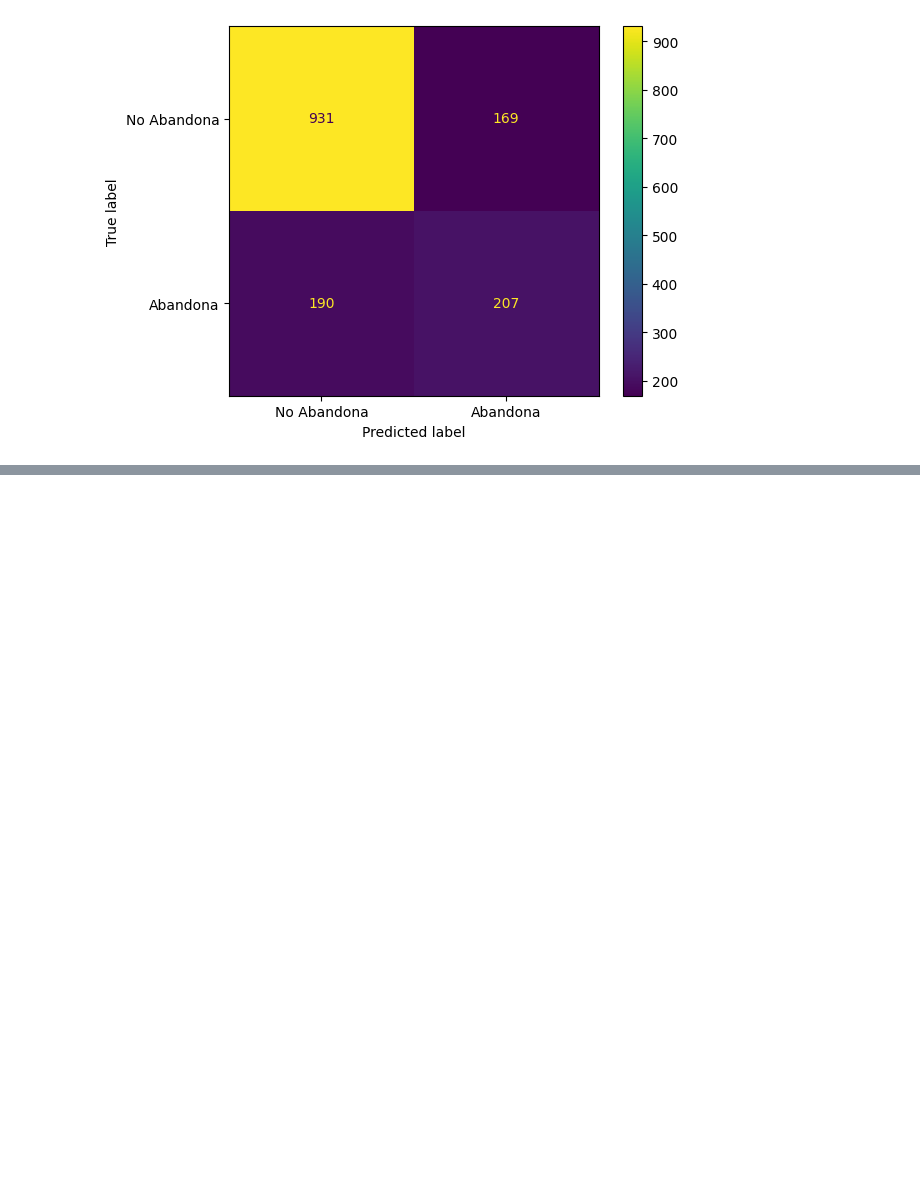
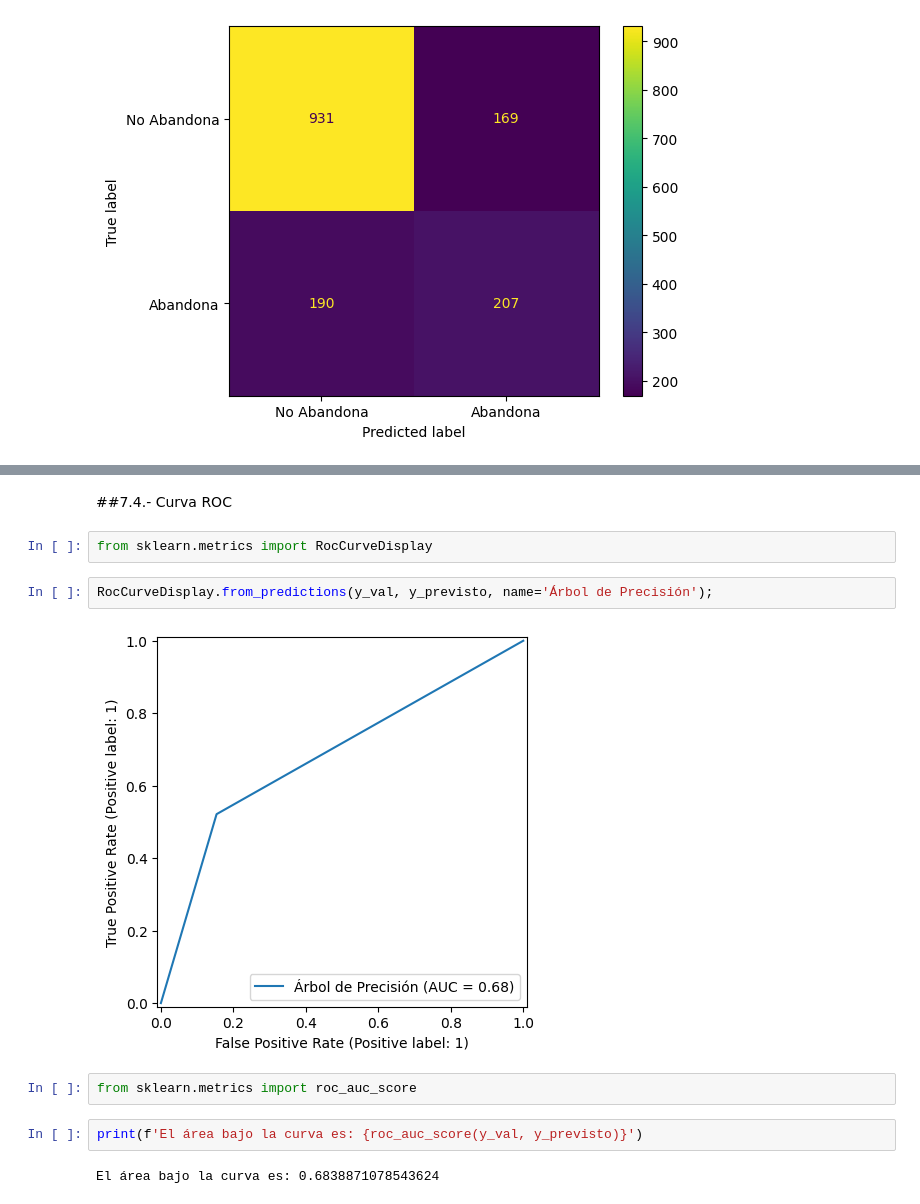
Before and after one commit to Antonio-B85/challenge-Parte-2--TelecomX, a Jupyter notebook: TelecomX_Parte2.ipynb, the cells around one changed output, grey strips where cells are left out. Saved outputs shown, nothing was run; the diff lists cells and outputs as text; blank space fills up the shorter version.

Commit message:
Curva ROC

```diff
--- a/TelecomX_Parte2.ipynb
+++ b/TelecomX_Parte2.ipynb
@@ -765,0 +780,14 @@ visualizacion.plot();
+# %% [markdown]
+##7.4.- Curva ROC
+# %%
+from sklearn.metrics import RocCurveDisplay
+# %%
+RocCurveDisplay.from_predictions(y_val, y_previsto, name='Árbol de Precisión');
+# %% [output]
+[figure, added]
+# %%
+from sklearn.metrics import roc_auc_score
+# %%
+print(f'El área bajo la curva es: {roc_auc_score(y_val, y_previsto)}')
+# %% [output]
+El área bajo la curva es: 0.6838871078543624
```
Also changed, not shown: parts of 3 cells of this notebook.
